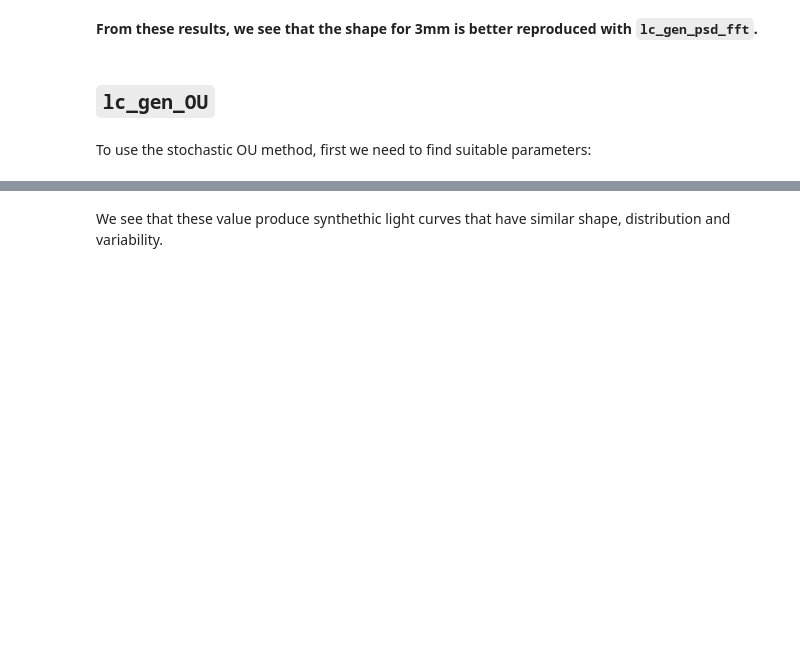
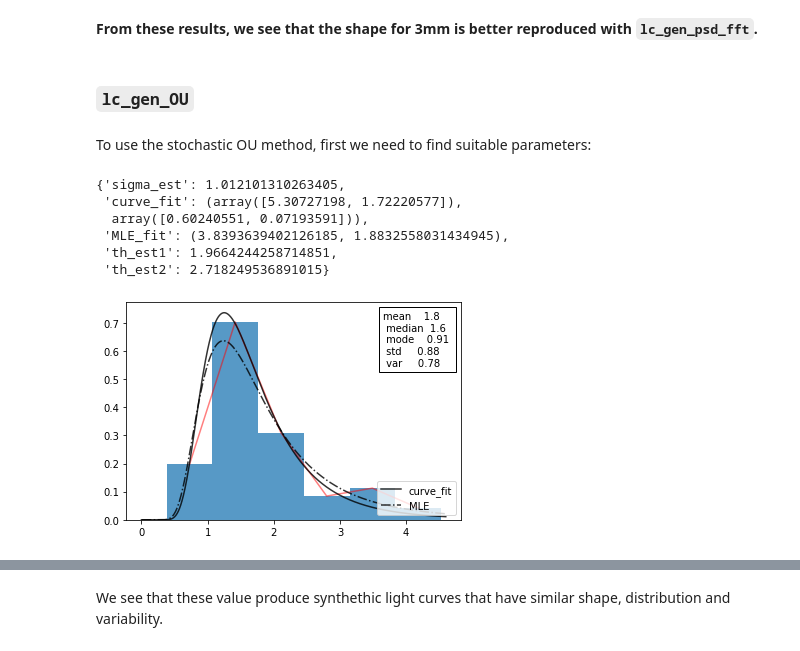
Before and after one commit to IAA-CSIC/MUTIS, a Jupyter notebook: docs/recipes/Synthethic_generation_of_light_curves.ipynb, the cells around one changed output, grey strips where cells are left out. Saved outputs shown, nothing was run; the diff lists cells and outputs as text; code cells hidden in the pictures; blank space fills up the shorter version.

```diff
--- a/docs/recipes/Synthethic_generation_of_light_curves.ipynb
+++ b/docs/recipes/Synthethic_generation_of_light_curves.ipynb
@@ -149,6 +149,6 @@ std: 0.8846472904388085 / 0.8843611565306575
 # %% [markdown]
 **From these results, we see that the shape for 3mm is better reproduced with `lc_gen_psd_fft`.**
 # %% [markdown]
-## `lc_gen_OU`
+### `lc_gen_OU`
 # %% [markdown]
 To use the stochastic OU method, first we need to find suitable parameters:
@@ -157,3 +155,13 @@ To use the stochastic OU method, first we need to find suitable parameters:
+# %%
+sig3mm.OU_fit()
+# %% [output]
+{'sigma_est': 1.012101310263405,
+ 'curve_fit': (array([5.30727198, 1.72220577]),
+  array([0.60240551, 0.07193591])),
+ 'MLE_fit': (3.8393639402126185, 1.8832558031434945),
+ 'th_est1': 1.9664244258714851,
+ 'th_est2': 2.718249536891015}
+[figure, added]
 # %%
 sig3mm.check_gen('lc_gen_ou', fgen_params={'mu':1.8, 'sigma':1.01, 'theta':1.96})
 # %% [output]
```
Also changed, not shown: parts of 21 cells of this notebook, 1 other file.
